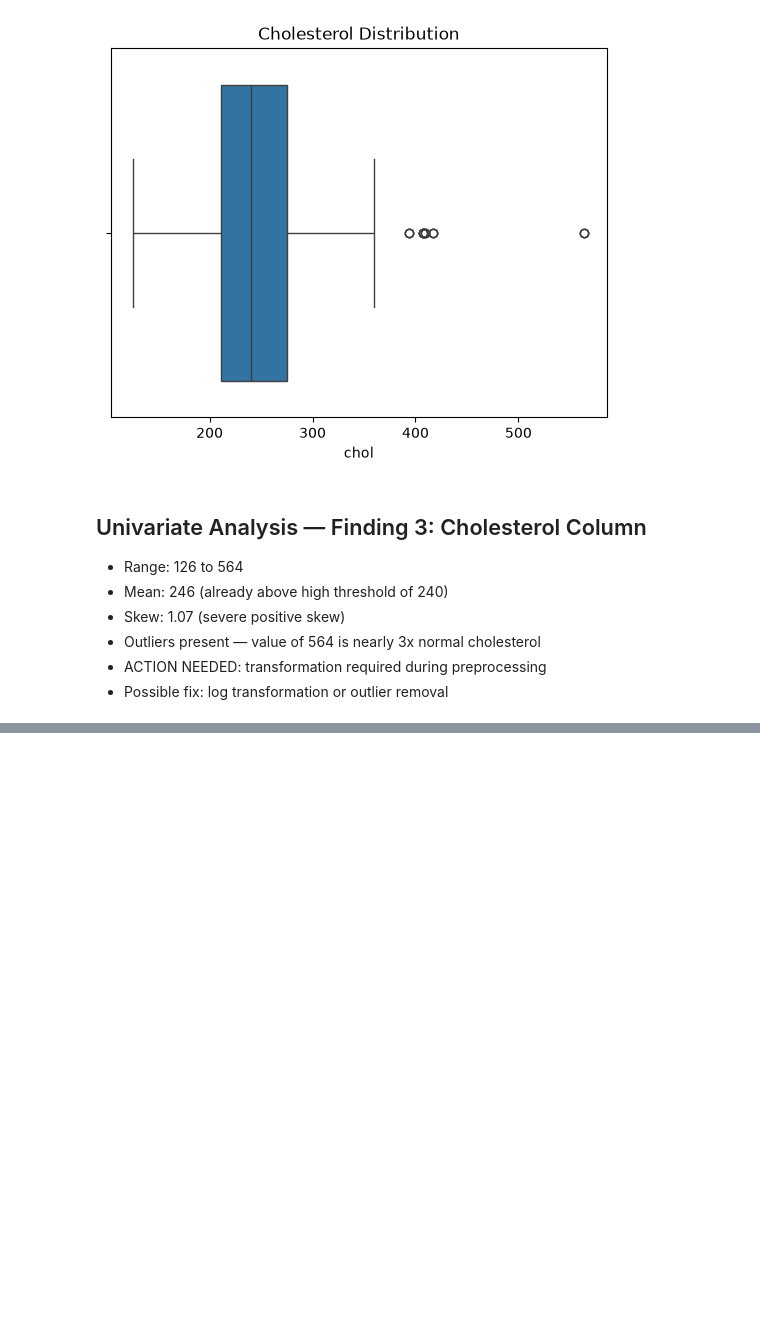
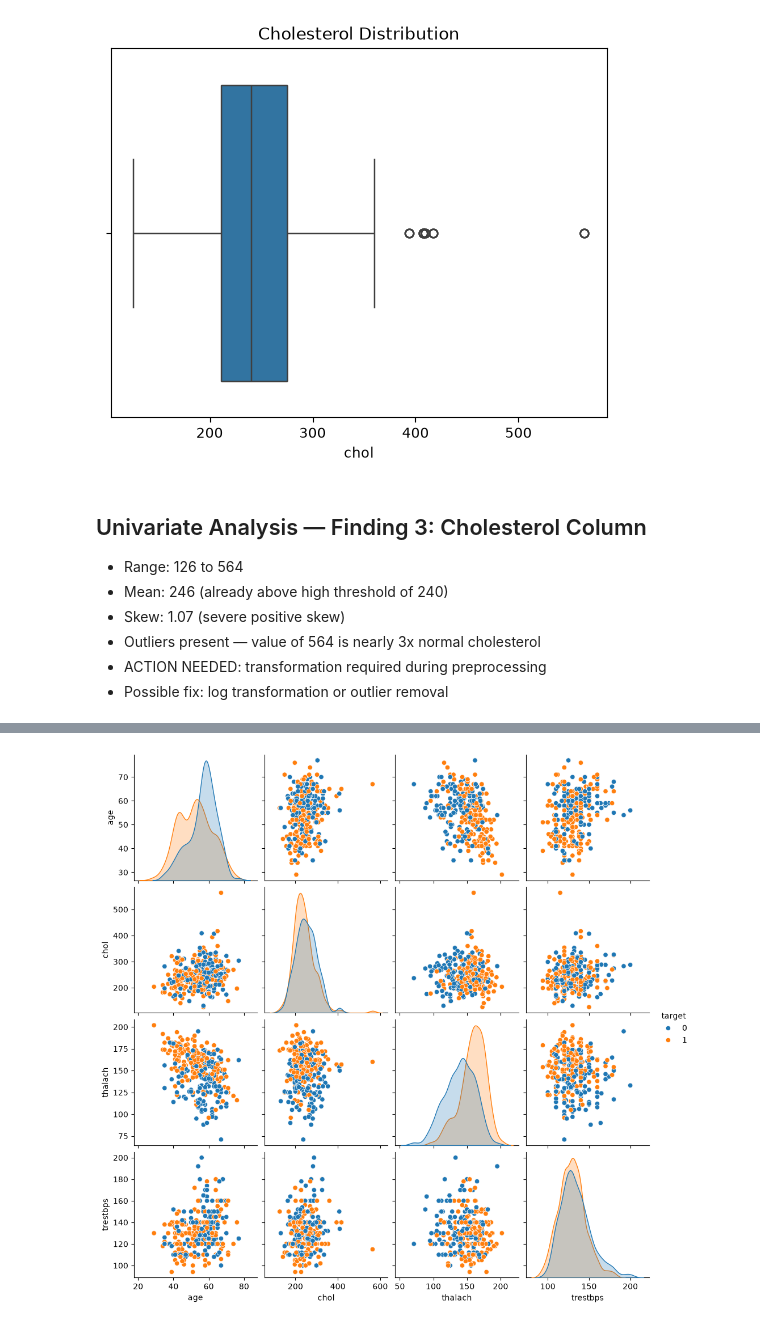
Before and after one commit to korlapuacharyrohan-ai/heart-diseases-prediction, a Jupyter notebook: heart_disease_project.ipynb, the cells around one changed output, grey strips where cells are left out. Cells and saved outputs as stored; diff of their text form; code cells hidden in the pictures; blank space fills up the shorter version.

```diff
--- a/heart_disease_project.ipynb
+++ b/heart_disease_project.ipynb
@@ -169,0 +222,6 @@ plt.show()
+# %%
+sns.pairplot(df[['age','chol','thalach','trestbps','target']],
+             hue='target')
+plt.show()
+# %% [output]
+[figure, added]
```
Also changed, not shown: parts of 17 cells of this notebook.
